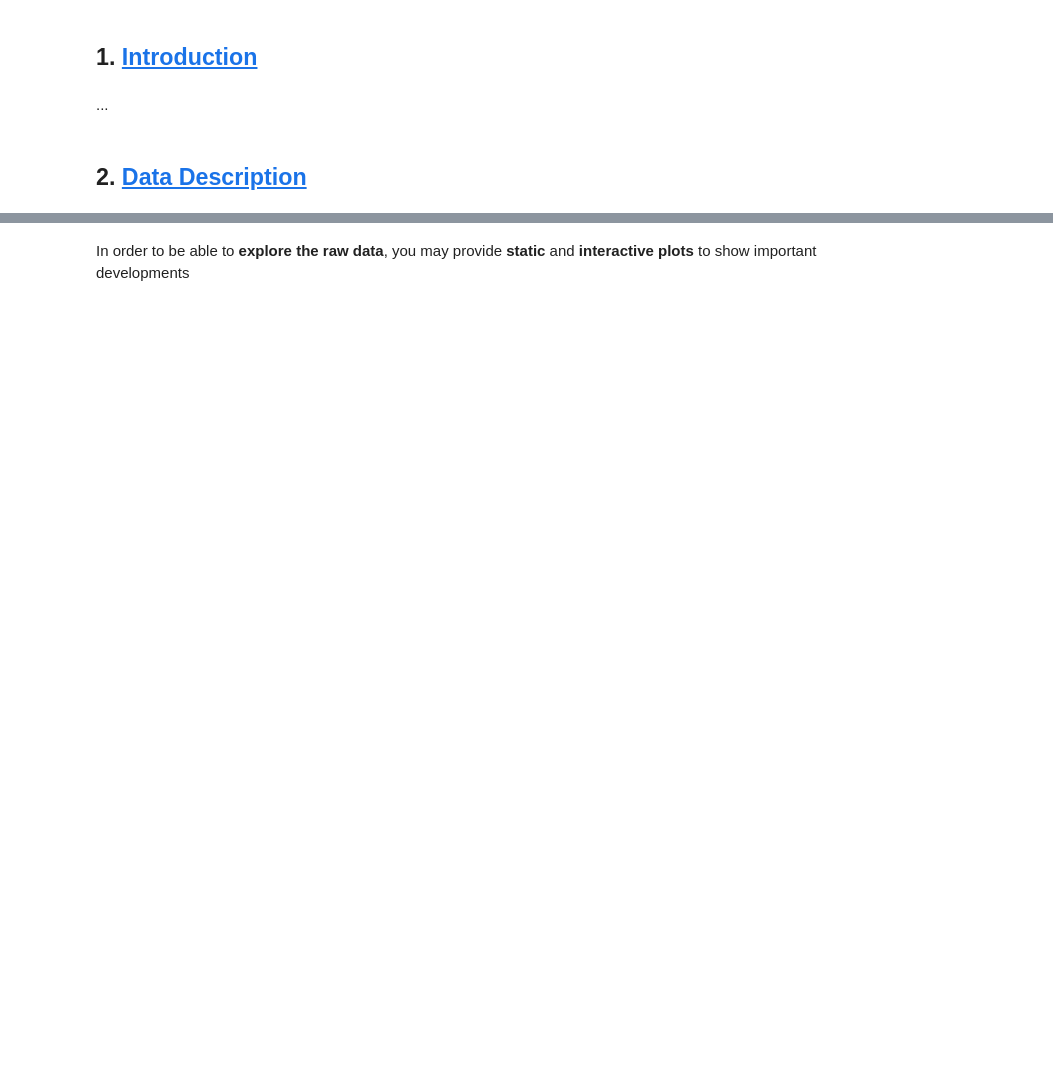
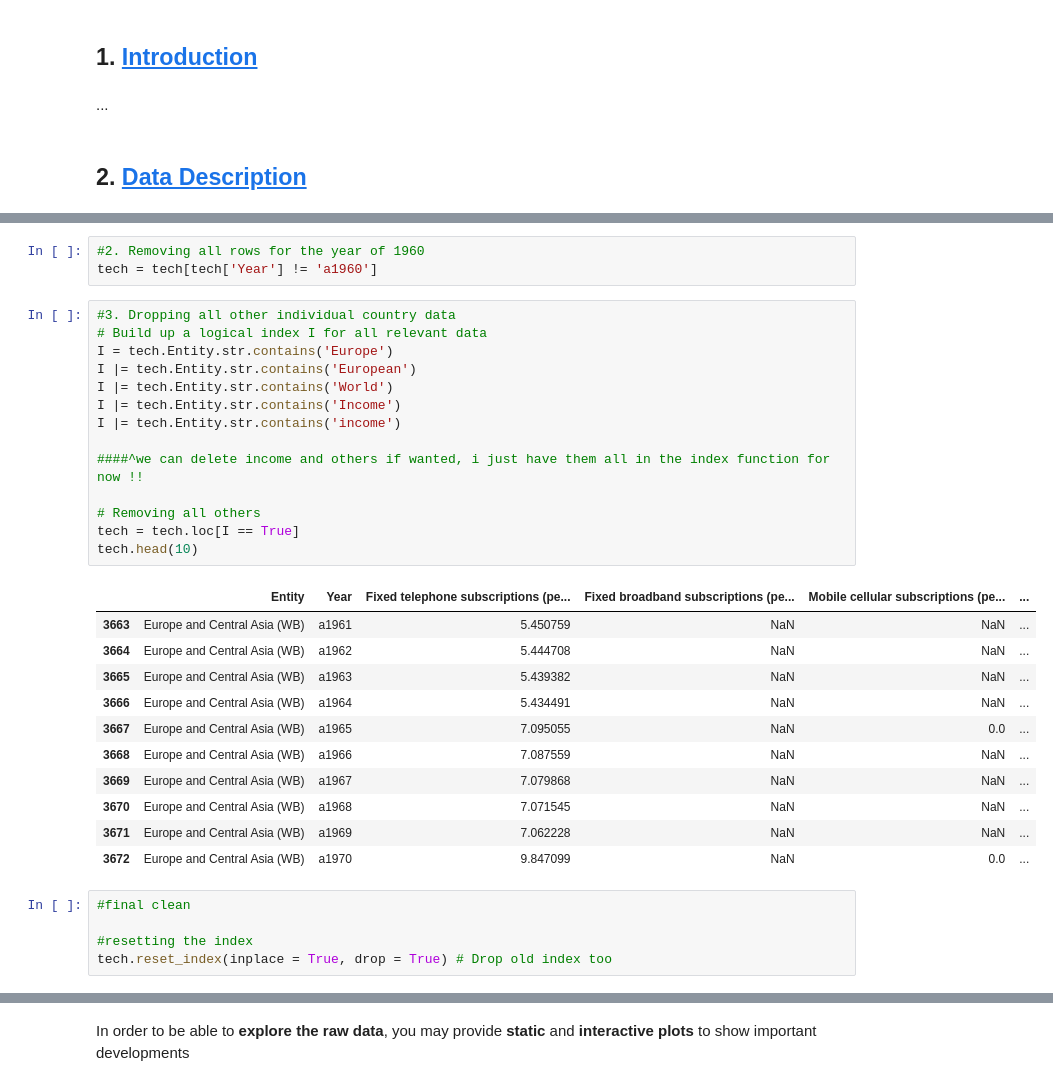
Before and after one commit to NumEconCopenhagen/projects-2024-isabel_nicole_snorri, a Jupyter notebook: dataproject/dataproject.ipynb, the cells around one changed output, grey strips where cells are left out. Cells and saved outputs as stored; diff of their text form; blank space fills up the shorter version.

```diff
--- a/dataproject/dataproject.ipynb
+++ b/dataproject/dataproject.ipynb
@@ -38,0 +256,34 @@ AssertionError:
+# %%
+#2. Removing all rows for the year of 1960
+tech = tech[tech['Year'] != 'a1960']
+# %%
+#3. Dropping all other individual country data
+# Build up a logical index I for all relevant data
+I = tech.Entity.str.contains('Europe')
+I |= tech.Entity.str.contains('European')
+I |= tech.Entity.str.contains('World')
+I |= tech.Entity.str.contains('Income')
+I |= tech.Entity.str.contains('income')
+
+####^we can delete income and others if wanted, i just have them all in the index function for now !!
+
+# Removing all others
+tech = tech.loc[I == True]
+tech.head(10)
+# %% [output]
+|  | Entity | Year | Fixed telephone subscriptions (pe... | Fixed broadband subscriptions (pe... | Mobile cellular subscriptions (pe... | ... |
+| 3663 | Europe and Central Asia (WB) | a1961 | 5.450759 | NaN | NaN | ... |
+| 3664 | Europe and Central Asia (WB) | a1962 | 5.444708 | NaN | NaN | ... |
+| 3665 | Europe and Central Asia (WB) | a1963 | 5.439382 | NaN | NaN | ... |
+| 3666 | Europe and Central Asia (WB) | a1964 | 5.434491 | NaN | NaN | ... |
+| 3667 | Europe and Central Asia (WB) | a1965 | 7.095055 | NaN | 0.0 | ... |
+| 3668 | Europe and Central Asia (WB) | a1966 | 7.087559 | NaN | NaN | ... |
+| 3669 | Europe and Central Asia (WB) | a1967 | 7.079868 | NaN | NaN | ... |
+| 3670 | Europe and Central Asia (WB) | a1968 | 7.071545 | NaN | NaN | ... |
+| 3671 | Europe and Central Asia (WB) | a1969 | 7.062228 | NaN | NaN | ... |
+| 3672 | Europe and Central Asia (WB) | a1970 | 9.847099 | NaN | 0.0 | ... |
+# %%
+#final clean
+
+#resetting the index
+tech.reset_index(inplace = True, drop = True) # Drop old index too
```
Also changed, not shown: parts of 32 cells of this notebook, 6 other files.
